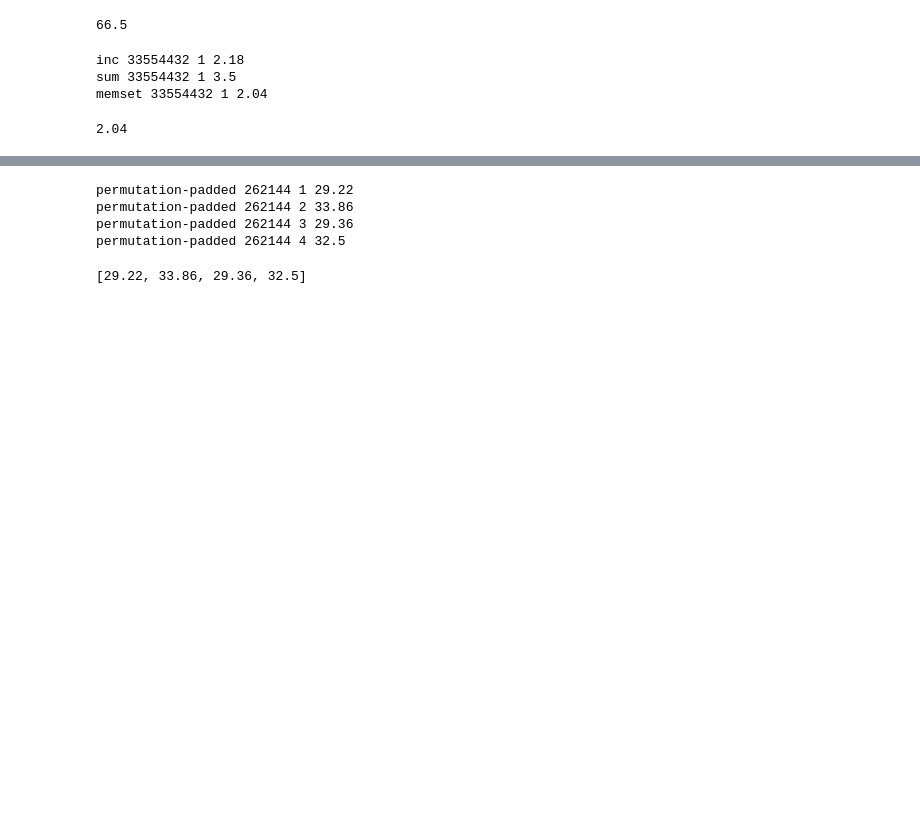
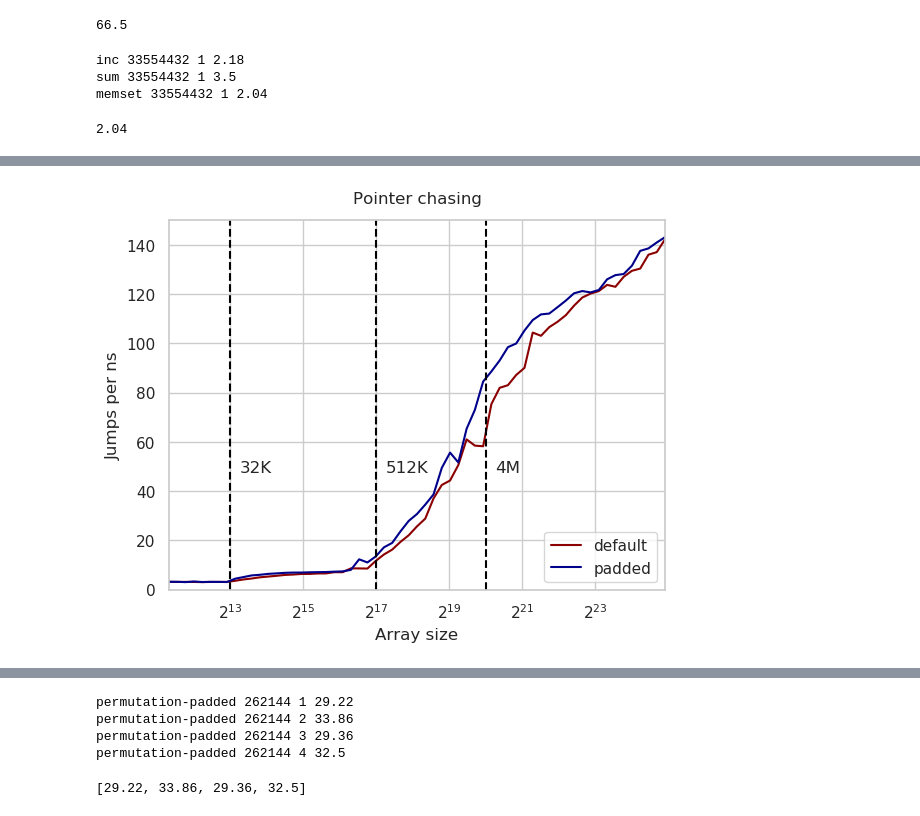
Before and after one commit to sslotin/amh-code, a Jupyter notebook: cpu-cache/plot.ipynb, the cells around one changed output, grey strips where cells are left out. Drawn from its saved outputs; the diff is of its cells as text; code cells hidden in the pictures; blank space fills up the shorter version.

```diff
--- a/cpu-cache/plot.ipynb
+++ b/cpu-cache/plot.ipynb
@@ -28,7 +28,7 @@ inc_res = [bench('inc', n) for n in ns]
 # %%
 inc_res_boost = [bench('inc', n) for n in ns]
 # %%
-def plot(title=None, ylabel=None, path=None, ch=None, legend=False, ylim=None):
+def plot(title=None, ylabel=None, path=None, ch=None, legend=False, ylim=None, xlabel='Array size'):
     if ch:
         lines = [
             (2**13, "32K"),
@@ -41,7 +41,7 @@ def plot(title=None, ylabel=None, path=None, ch=None, legend=False, ylim=None):
             plt.axvline(x=x, color='black', linestyle='--')
 
     plt.xscale('log', basex=2)
-    plt.xlabel('Array size')
+    plt.xlabel(xlabel)
 
     if ylabel:
         plt.ylabel(ylabel)
@@ -996,0 +970,4 @@ permutation 33554432 1 135.22
+# %%
+large_ns = list(int(1.17**k) for k in range(50, 111))
+# %%
+p_sharing = [bench('permutation', n=n) for n in large_ns]
@@ -996,0 +992,2 @@ permutation 33554432 1 135.22
+# %%
+p_padded = [bench('permutation-padded-simple', n=n) for n in large_ns]
@@ -996,0 +1012,6 @@ permutation 33554432 1 135.22
+# %%
+plt.plot(large_ns, p_sharing, color='darkred', label='default')
+plt.plot(large_ns, p_padded, color='darkblue', label='padded')
+plot("Pointer chasing", "Jumps per ns", "padded.svg", 47.5, True)
+# %% [output]
+[figure, added]
```
Also changed, not shown: parts of 21 cells of this notebook, 2 other files.
